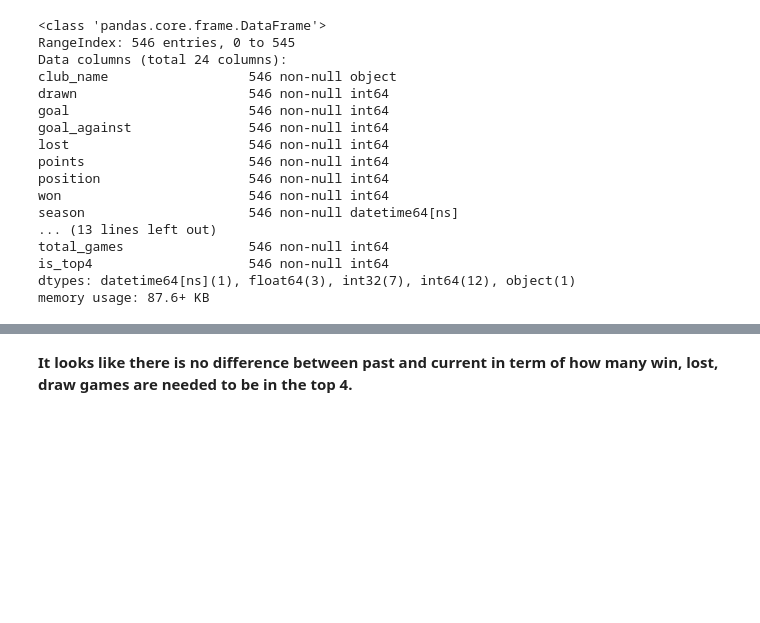
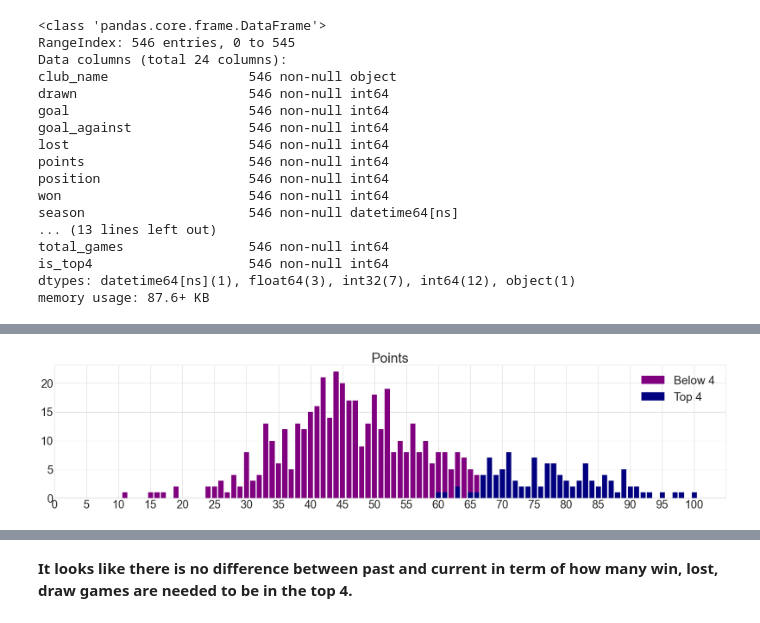
Before and after one commit to hyunilyoo/epl-prediction, a Jupyter notebook: Top4_Prediction.ipynb, the cells around one changed output, grey strips where cells are left out. Cells and saved outputs as stored; diff of their text form; code cells hidden in the pictures; blank space fills up the shorter version.

```diff
--- a/Top4_Prediction.ipynb
+++ b/Top4_Prediction.ipynb
@@ -234,0 +359,6 @@ for i in range(len(games)):
+# %%
+e_barplot(below4, top4, ['points'], w=25, h=6, figname='points', save=True,
+           t_fsize=35, l_fsize=30, label_size=29, n_labels=['Below 4', 'Top 4'],
+           interval=5, title='Points', x_range=[0, 101])
+# %% [output]
+[figure, added]
```
Also changed, not shown: parts of 17 cells of this notebook, 9 other files.
